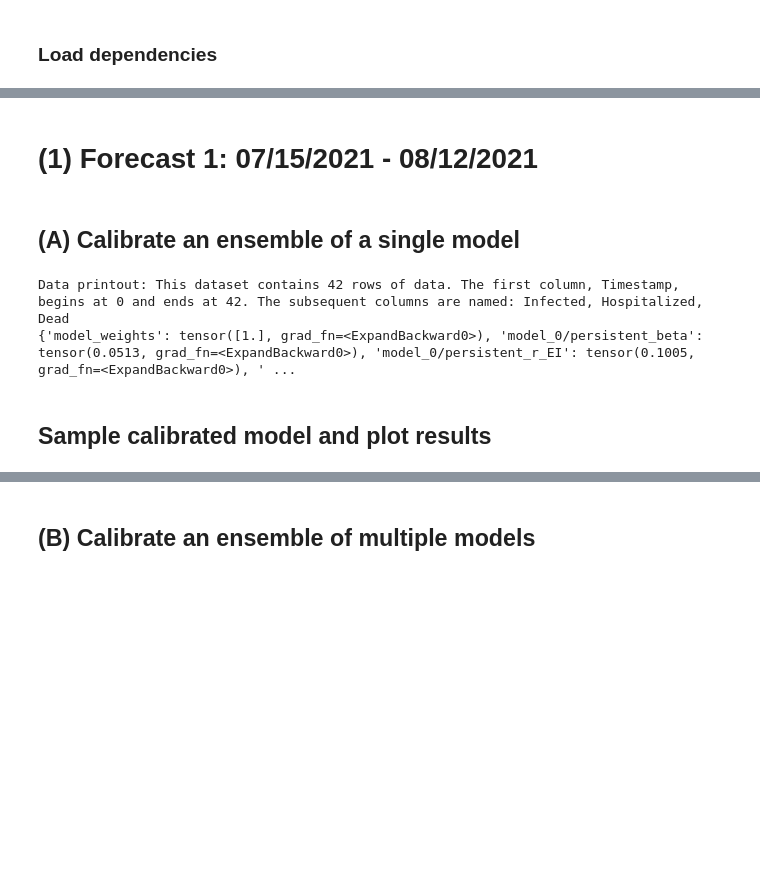
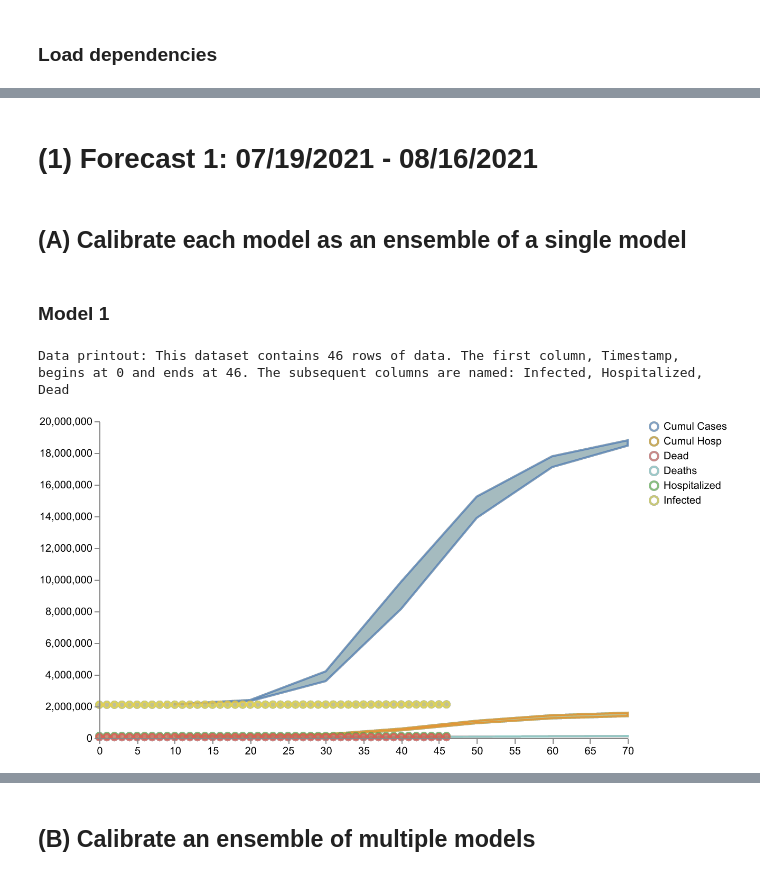
Before and after one commit to ciemss/program-milestones, a Jupyter notebook: 18-month-milestone/evaluation/Epi_Ensemble_Challenge/CIEMSS_Team_Ensemble_Challenge.ipynb, the cells around one changed output, grey strips where cells are left out. Cells and saved outputs as stored; diff of their text form; code cells hidden in the pictures; blank space fills up the shorter version.

```diff
--- a/18-month-milestone/evaluation/Epi_Ensemble_Challenge/CIEMSS_Team_Ensemble_Challenge.ipynb
+++ b/18-month-milestone/evaluation/Epi_Ensemble_Challenge/CIEMSS_Team_Ensemble_Challenge.ipynb
@@ -90,17 +110,44 @@ dataset4 = get_data_between('2021-06-01', '2021-08-04')
+# %%
+num_iterations = 50 # 500
+num_samples = 100
+start_time = 0.0
+logging_step_size = 10.0
+
+single_model_paths = [[model1], [model2], [model3]]
+model_paths = [model1, model2]
+
+single_solution_mapping = [lambda x : x]
+solution_mappings = [solution_mapping, solution_mapping, solution_mapping]
+
+single_data_mapping = {'Infected': 'Cumulative_cases', 'Hospitalized': 'Cumulative_hosp', 'Dead': 'deceased'}
+data_mapping = {'Infected': 'Cumulative_cases', 'Hospitalized': 'Cumulative_hosp', 'Dead': 'Deceased'}
 # %% [markdown]
-# (1) Forecast 1: 07/15/2021 - 08/12/2021
+# (1) Forecast 1: 07/19/2021 - 08/16/2021
+# %%
+dataset = get_data_between('2021-06-01', '2021-07-18')
+end_time = len(dataset) + 29.0
 # %% [markdown]
-## (A) Calibrate an ensemble of a single model
+## (A) Calibrate each model as an ensemble of a single model
+# %% [markdown]
+### Model 1
 # %%
-num_iterations = 1000
-model_paths = [model1]
-solution_mappings = [lambda x : x]
-data_mapping = {'Infected': 'Cumulative_cases', 'Hospitalized': 'Cumulative_hosp', 'Dead': 'deceased'}
-calibrated_results = pyciemss.ensemble_calibrate(model_paths, solution_mappings, dataset1, data_mapping=data_mapping, num_iterations=num_iterations)
+## Calibrate the model to data
+calibrated_results = pyciemss.ensemble_calibrate(single_model_paths[0], single_solution_mapping, dataset,
+                                                 data_mapping=single_data_mapping, num_iterations=num_iterations)
 parameter_estimates = calibrated_results["inferred_parameters"]
-print(parameter_estimates())
+# print(parameter_estimates())
+
+## Sample the calibrated model
+calibrated_ensemble_result = pyciemss.ensemble_sample(single_model_paths[0], single_solution_mapping,
+                                                      end_time, logging_step_size, num_samples,
+                                                      start_time=start_time, inferred_parameters=parameter_estimates)
+
+## Display results
+# display(calibrated_ensemble_result['data'].head())
+schema = plot_results_and_data(calibrated_ensemble_result, dataset)
+# schema = plot_all_results(calibrated_ensemble_result)
+plots.save_schema(schema, "_schema.json")
+plots.ipy_display(schema, dpi=150)
 # %% [output]
-Data printout: This dataset contains 42 rows of data. The first column, Timestamp, begins at 0 and ends at 42. The subsequent columns are named: Infected, Hospitalized, Dead
-{'model_weights': tensor([1.], grad_fn=<ExpandBackward0>), 'model_0/persistent_beta': tensor(0.0513, grad_fn=<ExpandBackward0>), 'model_0/persistent_r_EI': tensor(0.1005, grad_fn=<ExpandBackward0>), ' ...
+Data printout: This dataset contains 46 rows of data. The first column, Timestamp, begins at 0 and ends at 46. The subsequent columns are named: Infected, Hospitalized, Dead
+[figure, added]
-# %% [markdown]
-## Sample calibrated model and plot results
```
Also changed, not shown: parts of 35 cells of this notebook, 4 other files.
